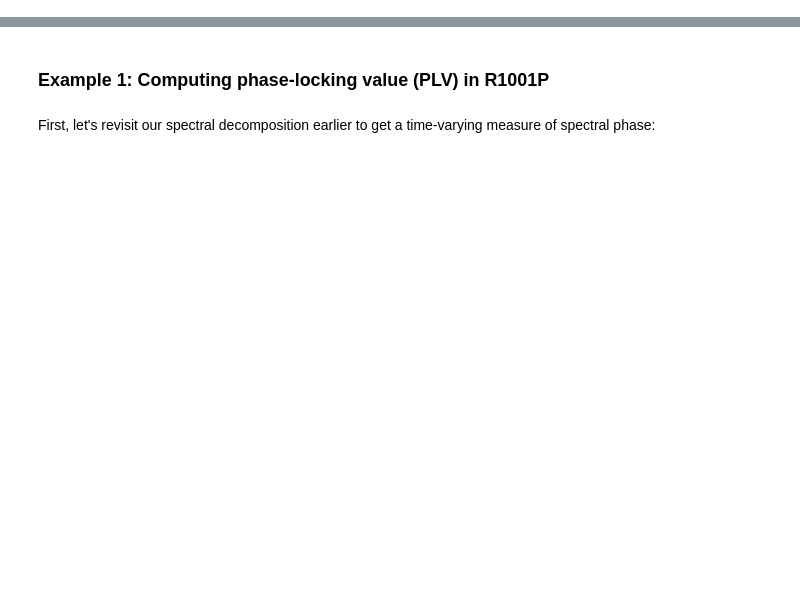
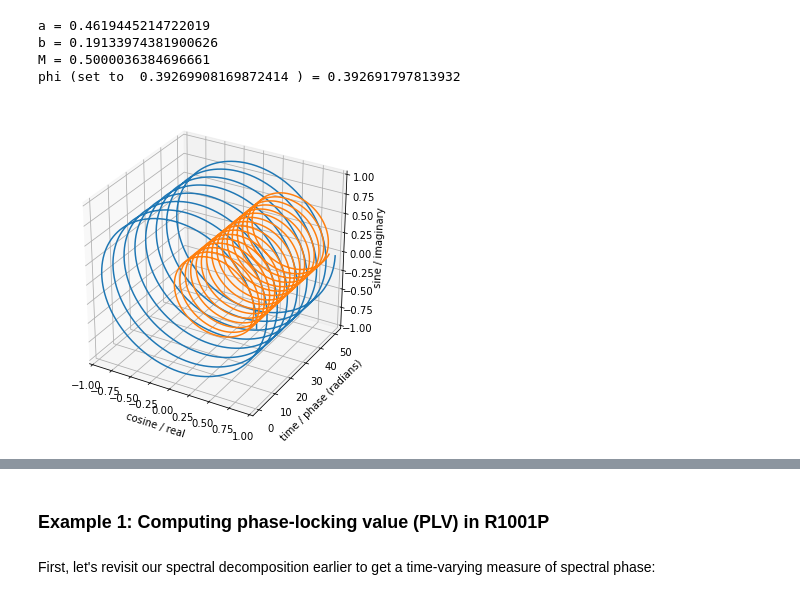
Before and after one commit to pennmem/CMLWorkshop, a Jupyter notebook: A2_Connectivity.ipynb, the cells around one changed output, grey strips where cells are left out. Drawn from its saved outputs; the diff is of its cells as text; code cells hidden in the pictures; blank space fills up the shorter version.

```diff
--- a/A2_Connectivity.ipynb
+++ b/A2_Connectivity.ipynb
@@ -0,0 +62,24 @@
+# %%
+fig = plt.figure(figsize=(6,6))
+ax = fig.add_subplot(111, projection='3d')
+ax.set_xlim(-1,1)
+ax.set_xlabel('cosine / real')
+ax.set_zlim(-1,1)
+ax.set_zlabel('sine / imaginary')
+ax.set_ylabel('time / phase (radians)')
+ax.plot(np.cos(x), x, np.sin(x))
+func = np.cos(x-np.pi/8)   # Function analyzed defined here  ***
+ax.plot(func*np.cos(x), x, func*np.sin(x))
+a = np.mean(func*np.cos(x))
+b = np.mean(func*np.sin(x))
+M = np.sqrt(a*a + b*b)
+print('a =', a)
+print('b =', b)
+print('M =', M)
+print('phi (set to ', np.pi/8, ') =', np.arctan2(b,a))
+# %% [output]
+a = 0.4619445214722019
+b = 0.19133974381900626
+M = 0.5000036384696661
+phi (set to  0.39269908169872414 ) = 0.392691797813932
+[figure, added]
```
Also changed, not shown: parts of 16 cells of this notebook, 6 other files.
